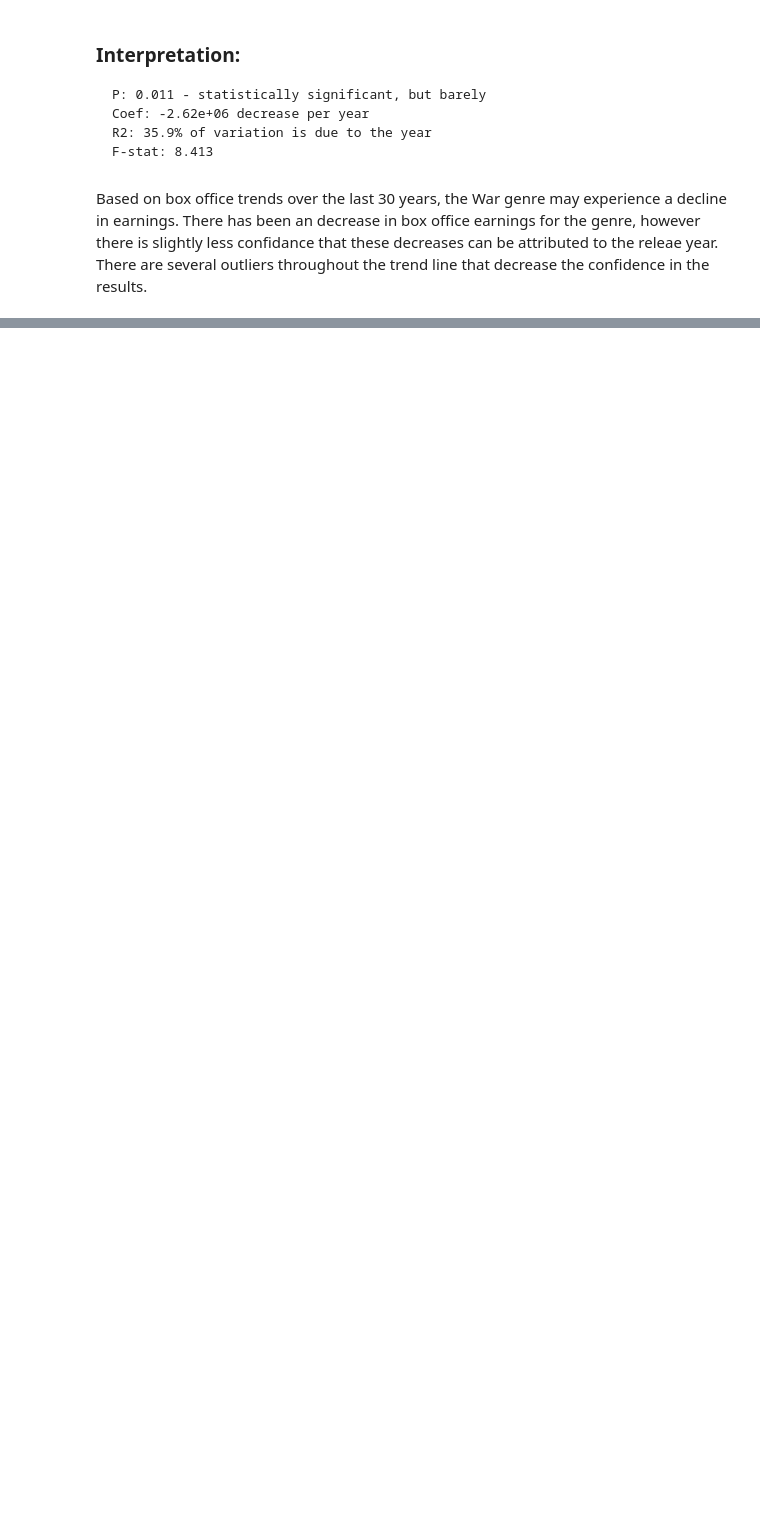
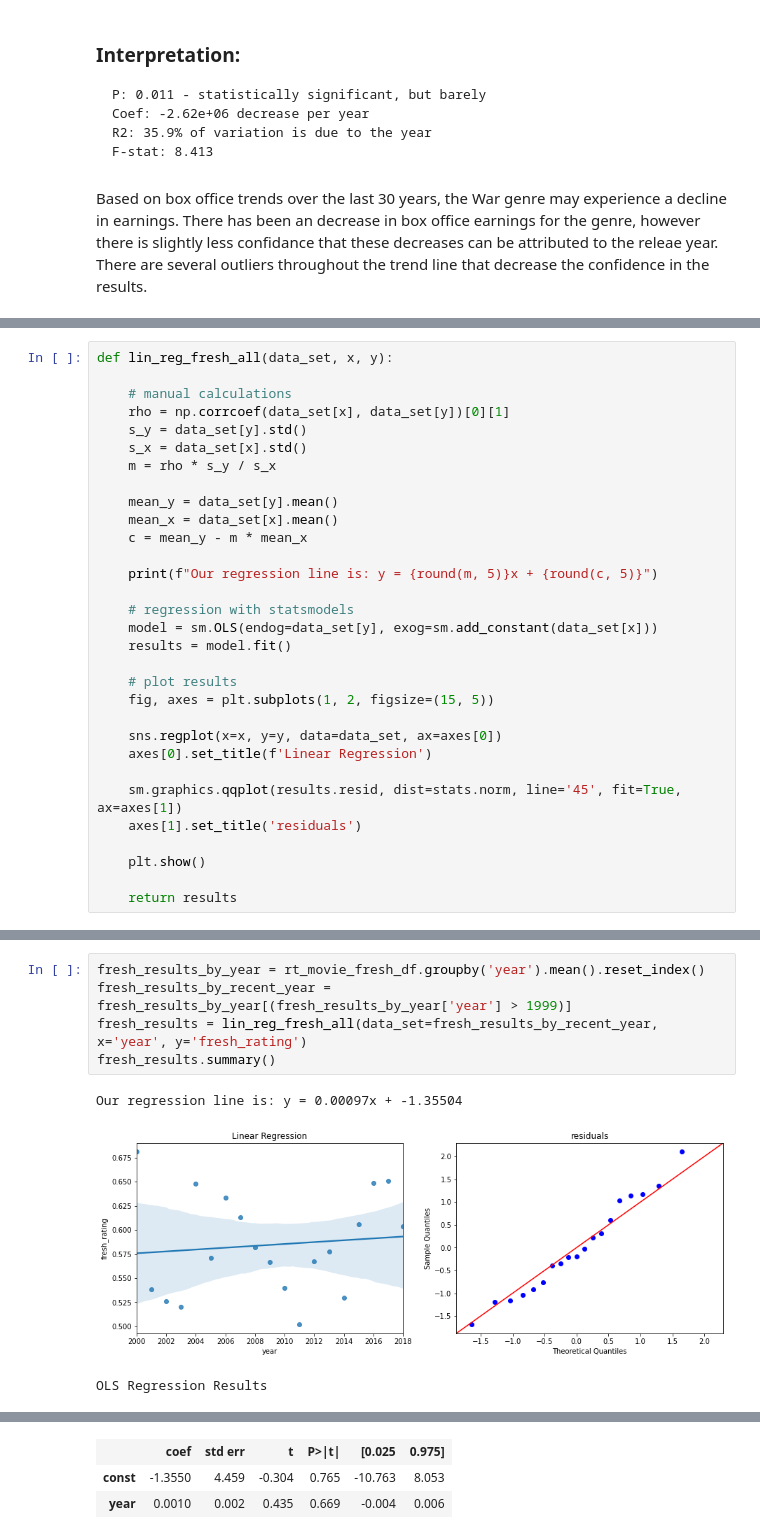
Before and after one commit to abigailjcampbell/dsc-phase-2-project-v3, a Jupyter notebook: data_analysis.ipynb, the cells around one changed output, grey strips where cells are left out. Saved outputs shown, nothing was run; the diff lists cells and outputs as text; blank space fills up the shorter version.

```diff
--- a/data_analysis.ipynb
+++ b/data_analysis.ipynb
@@ -949,0 +954,31 @@ Based on box office trends over the last 30 years, the War genre may experience
+# %%
+def lin_reg_fresh_all(data_set, x, y):
+
+    # manual calculations
+    rho = np.corrcoef(data_set[x], data_set[y])[0][1]
+    s_y = data_set[y].std()
+    s_x = data_set[x].std()
+    m = rho * s_y / s_x
+
+    mean_y = data_set[y].mean()
+    mean_x = data_set[x].mean()
+    c = mean_y - m * mean_x
+
+    print(f"Our regression line is: y = {round(m, 5)}x + {round(c, 5)}")
+
+    # regression with statsmodels
+    model = sm.OLS(endog=data_set[y], exog=sm.add_constant(data_set[x]))
+    results = model.fit()
+
+    # plot results
+    fig, axes = plt.subplots(1, 2, figsize=(15, 5))
+
+    sns.regplot(x=x, y=y, data=data_set, ax=axes[0])
+    axes[0].set_title(f'Linear Regression')
+
+    sm.graphics.qqplot(results.resid, dist=stats.norm, line='45', fit=True, ax=axes[1])
+    axes[1].set_title('residuals')
+
+    plt.show()
+
+    return results
@@ -949,0 +998,9 @@ Based on box office trends over the last 30 years, the War genre may experience
+# %%
+fresh_results_by_year = rt_movie_fresh_df.groupby('year').mean().reset_index()
+fresh_results_by_recent_year = fresh_results_by_year[(fresh_results_by_year['year'] > 1999)]
+fresh_results = lin_reg_fresh_all(data_set=fresh_results_by_recent_year, x='year', y='fresh_rating')
+fresh_results.summary()
+# %% [output]
+Our regression line is: y = 0.00097x + -1.35504
+[figure, added]
+OLS Regression Results
@@ -949,0 +1016,3 @@ Based on box office trends over the last 30 years, the War genre may experience
+|  | coef | std err | t | P>|t| | [0.025 | 0.975] |
+| const | -1.3550 | 4.459 | -0.304 | 0.765 | -10.763 | 8.053 |
+| year | 0.0010 | 0.002 | 0.435 | 0.669 | -0.004 | 0.006 |
```
Also changed, not shown: parts of 27 cells of this notebook.
